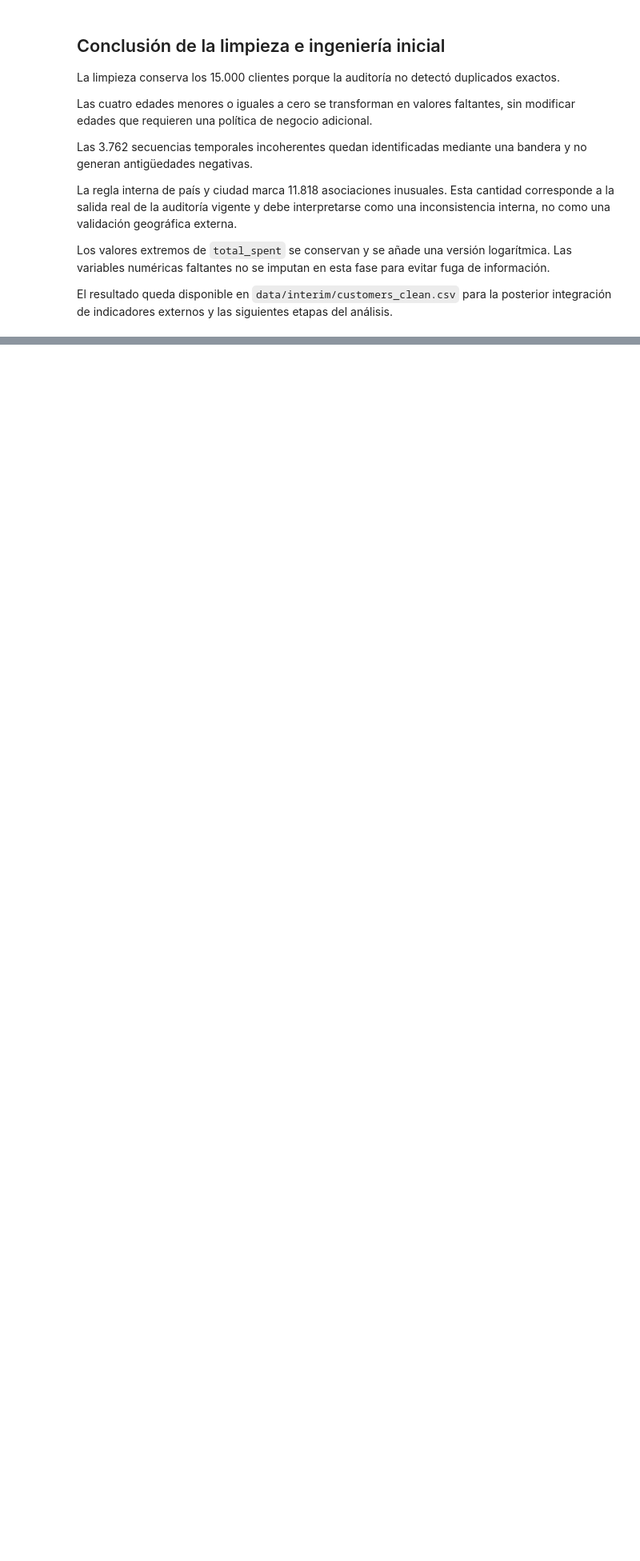
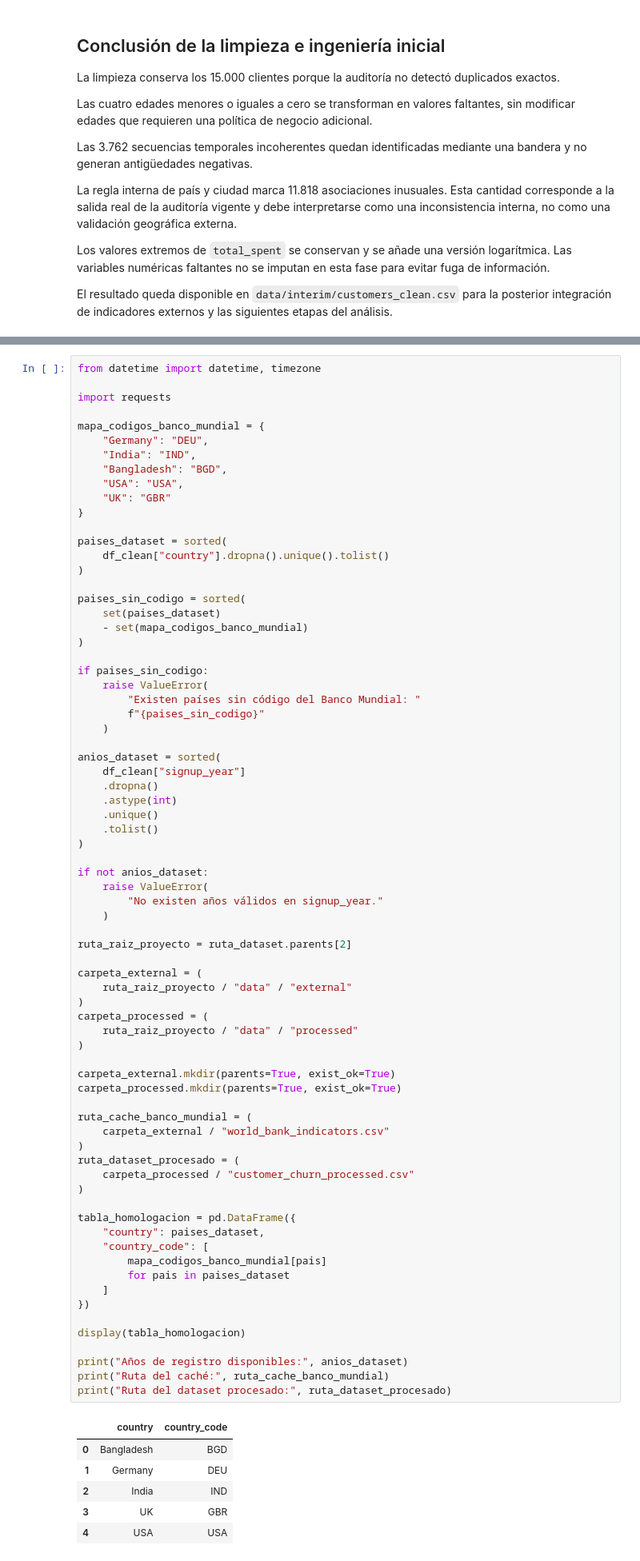
Before and after one commit to sebastianLagos16/customer-retention-analytics, a Jupyter notebook: notebook/Sebastian_lagos_Oscar_Oreste_ET_801V.ipynb, the cells around one changed output, grey strips where cells are left out. Shown at 80% size. Drawn from its saved outputs; the diff is of its cells as text; blank space fills up the shorter version.

```diff
--- a/notebook/Sebastian_lagos_Oscar_Oreste_ET_801V.ipynb
+++ b/notebook/Sebastian_lagos_Oscar_Oreste_ET_801V.ipynb
@@ -1215,0 +1241,80 @@ análisis.
+# %%
+from datetime import datetime, timezone
+
+import requests
+
+mapa_codigos_banco_mundial = {
+    "Germany": "DEU",
+    "India": "IND",
+    "Bangladesh": "BGD",
+    "USA": "USA",
+    "UK": "GBR"
+}
+
+paises_dataset = sorted(
+    df_clean["country"].dropna().unique().tolist()
+)
+
+paises_sin_codigo = sorted(
+    set(paises_dataset)
+    - set(mapa_codigos_banco_mundial)
+)
+
+if paises_sin_codigo:
+    raise ValueError(
+        "Existen países sin código del Banco Mundial: "
+        f"{paises_sin_codigo}"
+    )
+
+anios_dataset = sorted(
+    df_clean["signup_year"]
+    .dropna()
+    .astype(int)
+    .unique()
+    .tolist()
+)
+
+if not anios_dataset:
+    raise ValueError(
+        "No existen años válidos en signup_year."
+    )
+
+ruta_raiz_proyecto = ruta_dataset.parents[2]
+
+carpeta_external = (
+    ruta_raiz_proyecto / "data" / "external"
+)
+carpeta_processed = (
+    ruta_raiz_proyecto / "data" / "processed"
+)
+
+carpeta_external.mkdir(parents=True, exist_ok=True)
+carpeta_processed.mkdir(parents=True, exist_ok=True)
+
+ruta_cache_banco_mundial = (
+    carpeta_external / "world_bank_indicators.csv"
+)
+ruta_dataset_procesado = (
+    carpeta_processed / "customer_churn_processed.csv"
+)
+
+tabla_homologacion = pd.DataFrame({
+    "country": paises_dataset,
+    "country_code": [
+        mapa_codigos_banco_mundial[pais]
+        for pais in paises_dataset
+    ]
+})
+
+display(tabla_homologacion)
+
+print("Años de registro disponibles:", anios_dataset)
+print("Ruta del caché:", ruta_cache_banco_mundial)
+print("Ruta del dataset procesado:", ruta_dataset_procesado)
+# %% [output]
+|  | country | country_code |
+| 0 | Bangladesh | BGD |
+| 1 | Germany | DEU |
+| 2 | India | IND |
+| 3 | UK | GBR |
+| 4 | USA | USA |
```
Also changed, not shown: parts of 18 cells of this notebook, 2 other files.
